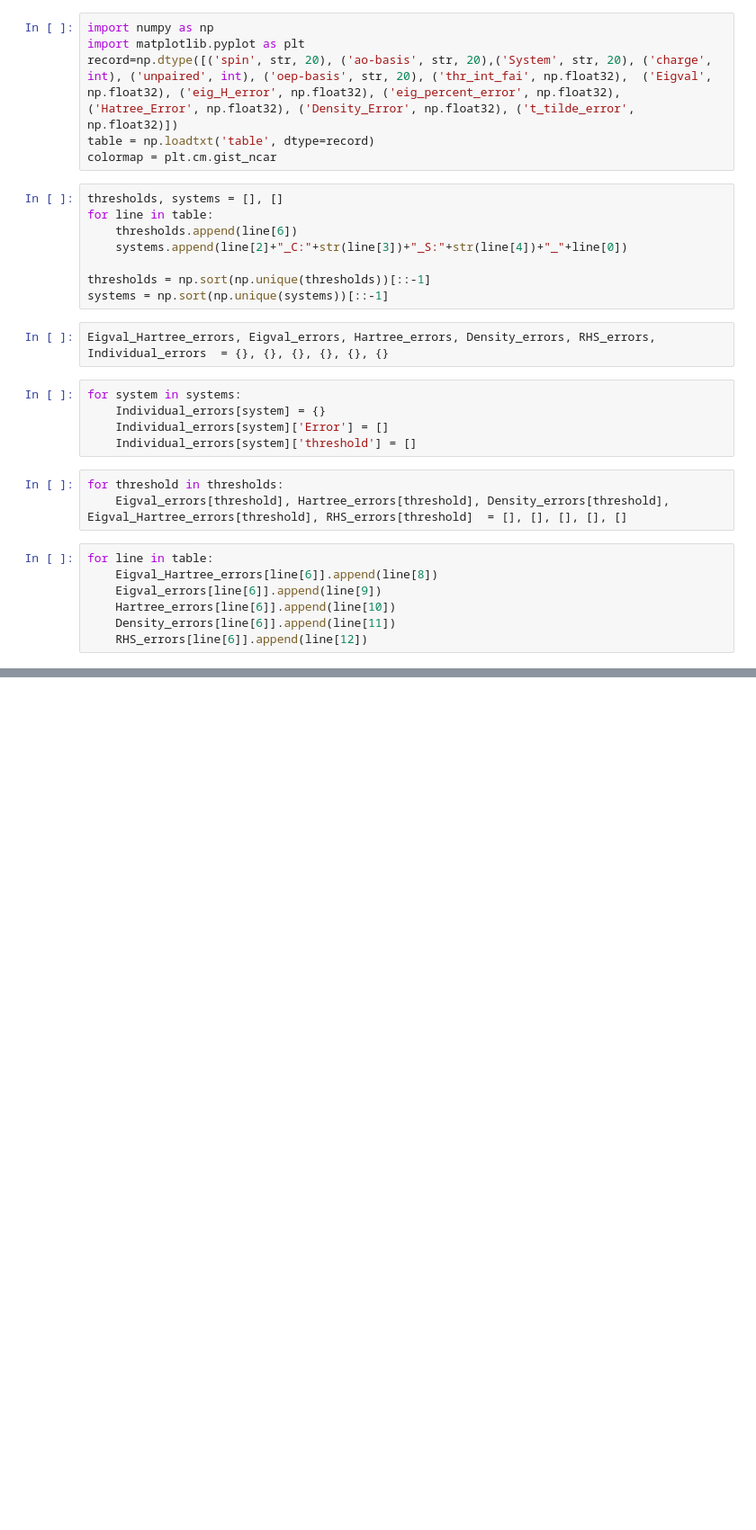
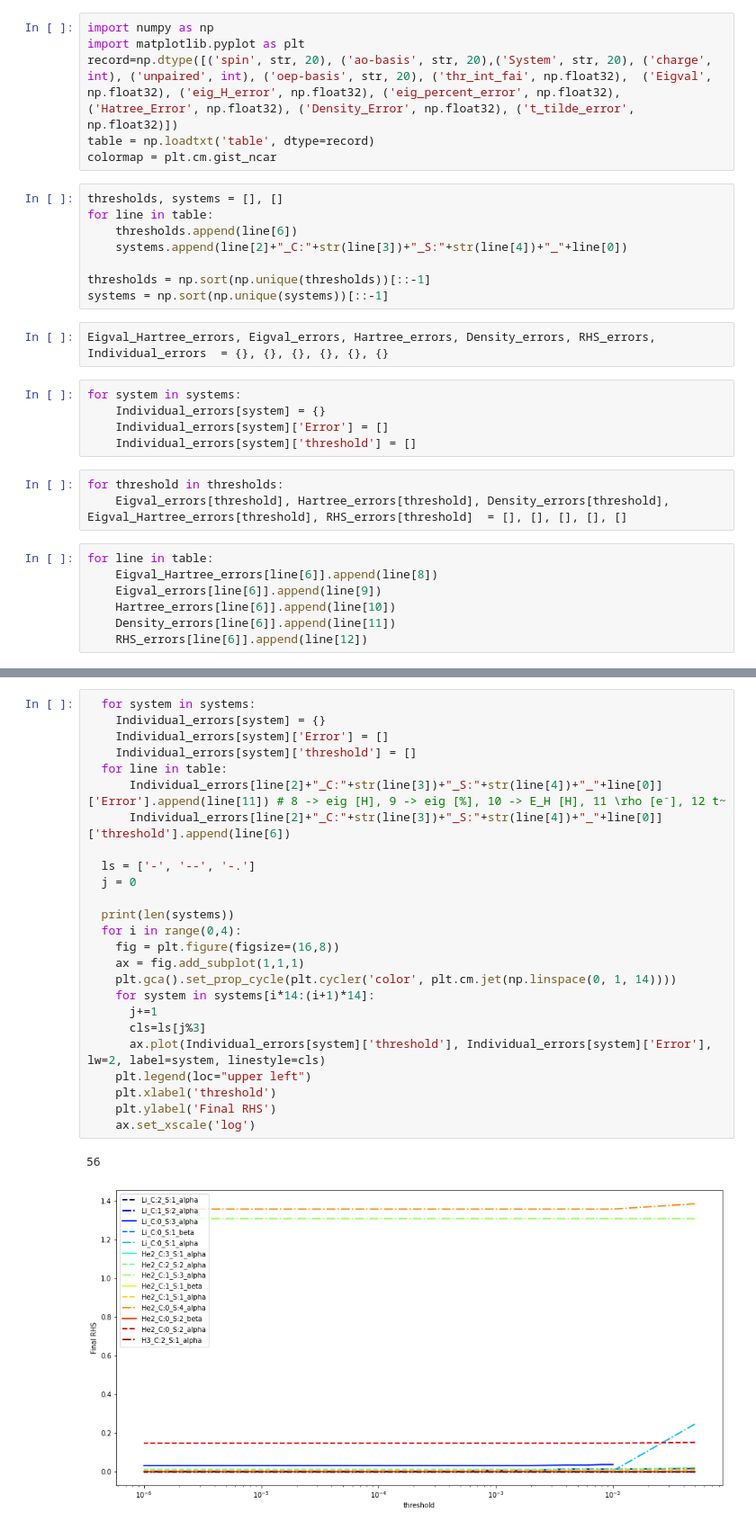
Before and after one commit to JannisErhard/Inversion-Studies, a Jupyter notebook: Analysis.ipynb, the cells around one changed output, grey strips where cells are left out. Shown at 90% size. Cells and saved outputs as stored; diff of their text form; blank space fills up the shorter version.

```diff
--- a/Analysis.ipynb
+++ b/Analysis.ipynb
@@ -48,0 +87,28 @@ for line in table:
+# %%
+  for system in systems:
+    Individual_errors[system] = {}
+    Individual_errors[system]['Error'] = []
+    Individual_errors[system]['threshold'] = []
+  for line in table:
+      Individual_errors[line[2]+"_C:"+str(line[3])+"_S:"+str(line[4])+"_"+line[0]]['Error'].append(line[11]) # 8 -> eig [H], 9 -> eig [%], 10 -> E_H [H], 11 \rho [e⁻], 12 t~
+      Individual_errors[line[2]+"_C:"+str(line[3])+"_S:"+str(line[4])+"_"+line[0]]['threshold'].append(line[6])
+
+  ls = ['-', '--', '-.']
+  j = 0
+
+  print(len(systems))
+  for i in range(0,4):
+    fig = plt.figure(figsize=(16,8))
+    ax = fig.add_subplot(1,1,1)
+    plt.gca().set_prop_cycle(plt.cycler('color', plt.cm.jet(np.linspace(0, 1, 14))))
+    for system in systems[i*14:(i+1)*14]:
+      j+=1
+      cls=ls[j%3]
+      ax.plot(Individual_errors[system]['threshold'], Individual_errors[system]['Error'], lw=2, label=system, linestyle=cls)
+    plt.legend(loc="upper left")
+    plt.xlabel('threshold')
+    plt.ylabel('Final RHS')
+    ax.set_xscale('log')
+# %% [output]
+56
+[figure, added]
```
Also changed, not shown: parts of 8 cells of this notebook, 1 other file.
